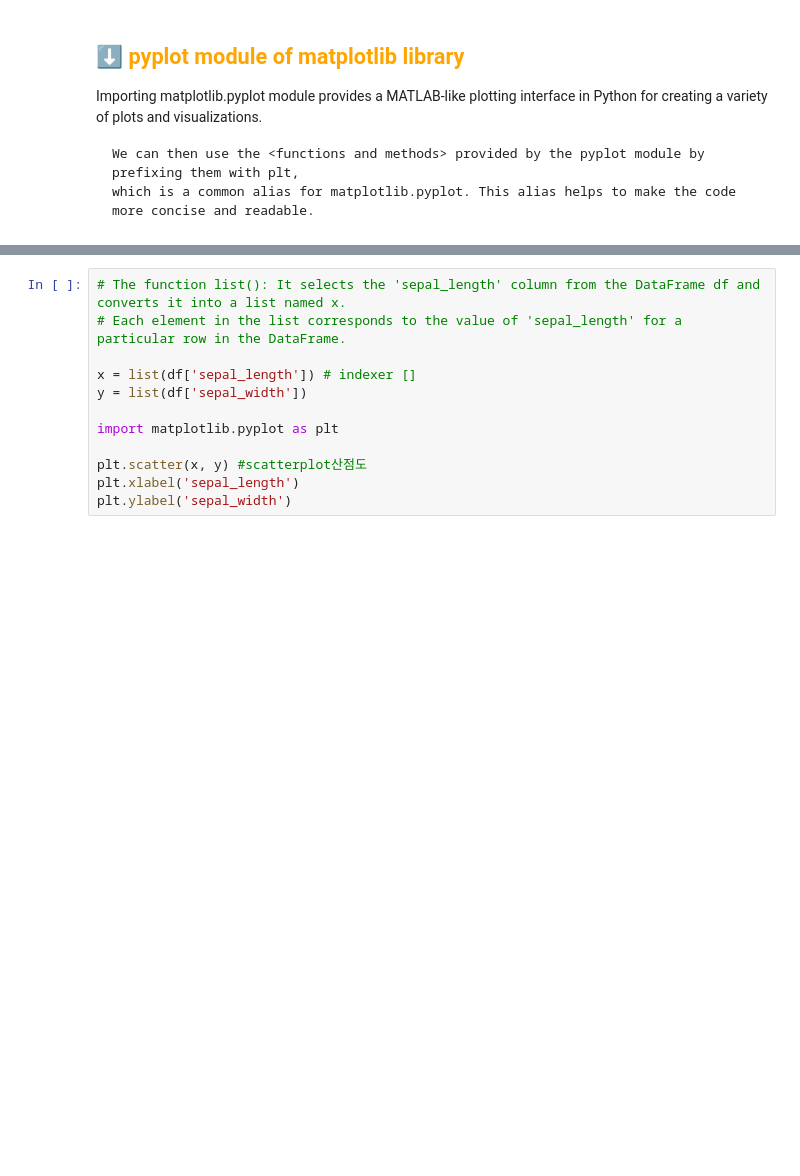
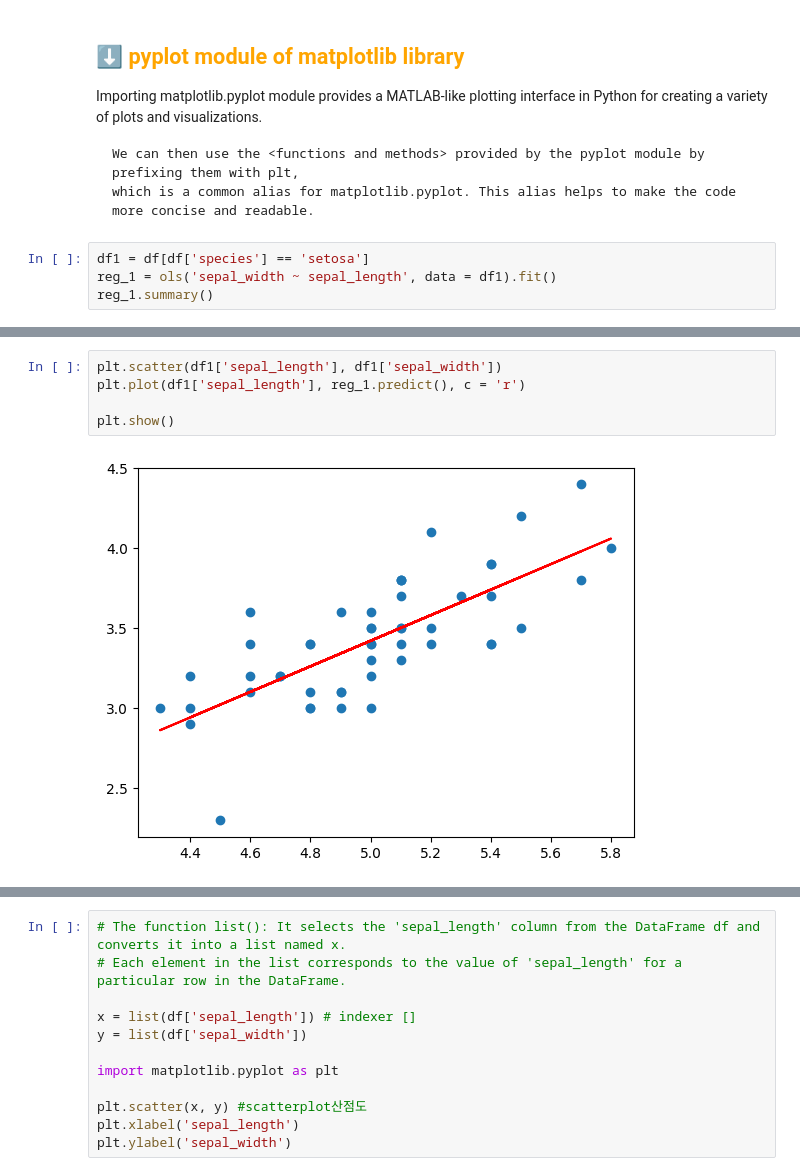
Before and after one commit to SEOWOOJI/Pandas_Stats_Data_Analysis_2025, a Jupyter notebook: scikit_learn.ipynb, the cells around one changed output, grey strips where cells are left out. Drawn from its saved outputs; the diff is of its cells as text; blank space fills up the shorter version.

```diff
--- a/scikit_learn.ipynb
+++ b/scikit_learn.ipynb
@@ -62,3 +85,7 @@ Importing matplotlib.pyplot module provides a MATLAB-like plotting interface in
 
     We can then use the <functions and methods> provided by the pyplot module by prefixing them with plt,
     which is a common alias for matplotlib.pyplot. This alias helps to make the code more concise and readable.
+# %%
+df1 = df[df['species'] == 'setosa']
+reg_1 = ols('sepal_width ~ sepal_length', data = df1).fit()
+reg_1.summary()
@@ -64,0 +112,7 @@ Importing matplotlib.pyplot module provides a MATLAB-like plotting interface in
+# %%
+plt.scatter(df1['sepal_length'], df1['sepal_width'])
+plt.plot(df1['sepal_length'], reg_1.predict(), c = 'r')
+
+plt.show()
+# %% [output]
+[figure, added]
```
Also changed, not shown: parts of 25 cells of this notebook.
